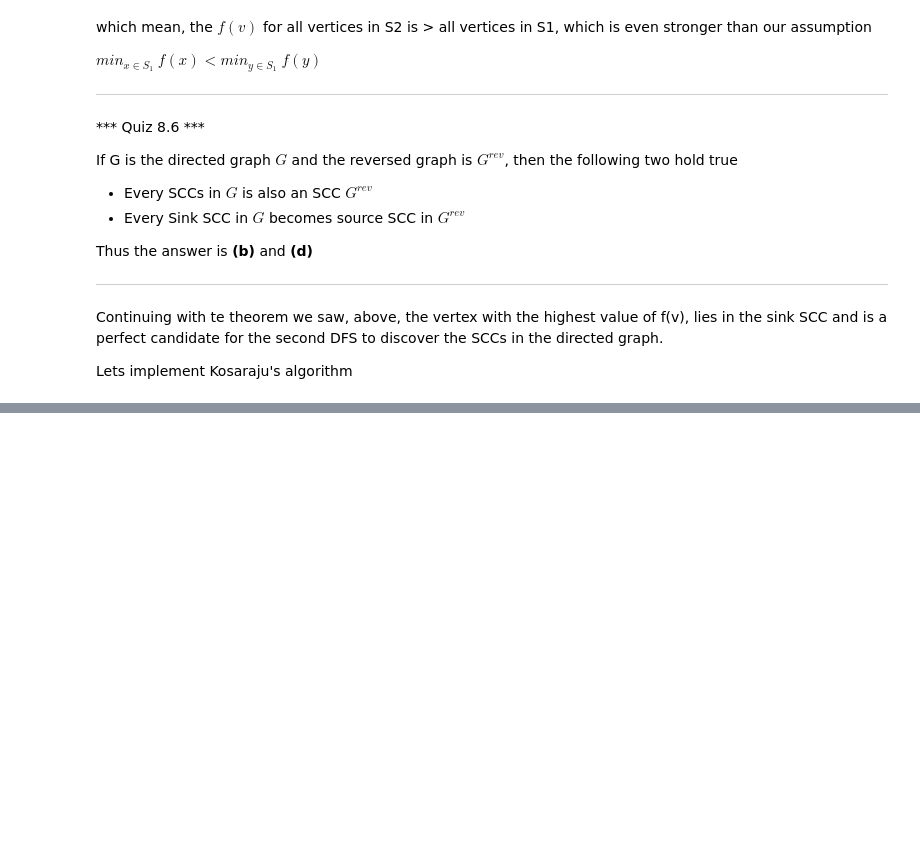
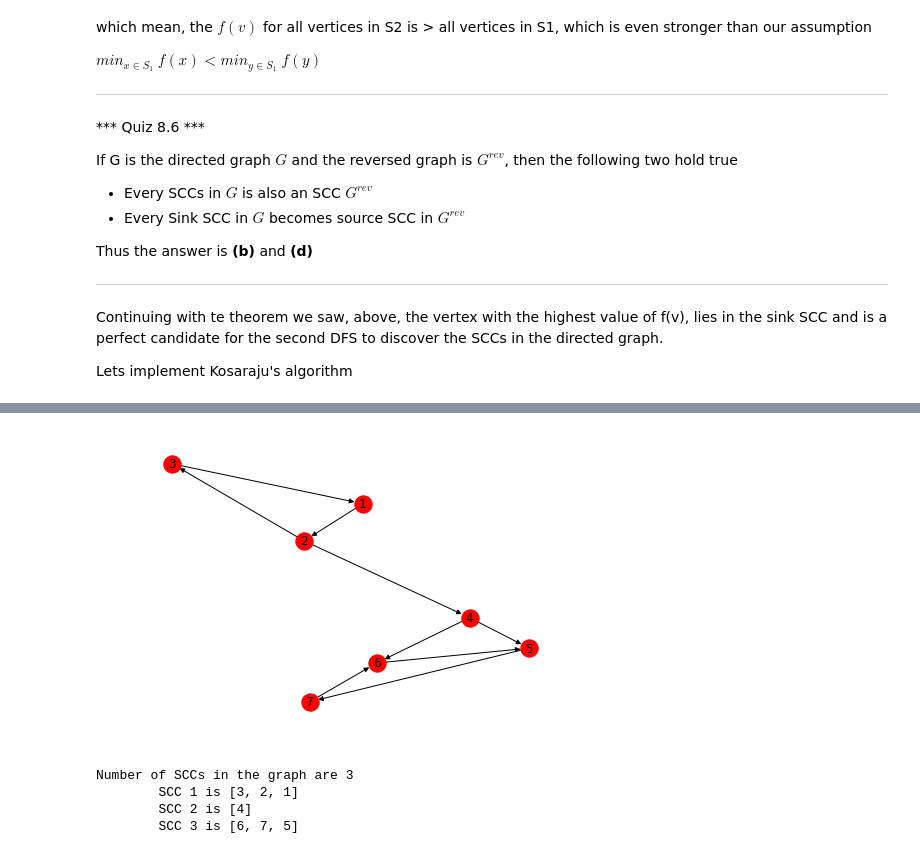
Before and after one commit to amolnayak311/algorithms-illuminated, a Jupyter notebook: Part 2, Graph Algorithms and Data Structures/8. Graph Search and Its Applications.ipynb, the cells around one changed output, grey strips where cells are left out. Cells and saved outputs as stored; diff of their text form; code cells hidden in the pictures; blank space fills up the shorter version.

Commit message:
Added basic Kosaraju algorithm implementation

```diff
--- a/Part 2, Graph Algorithms and Data Structures/8. Graph Search and Its Applications.ipynb
+++ b/Part 2, Graph Algorithms and Data Structures/8. Graph Search and Its Applications.ipynb
@@ -499,0 +470,79 @@ kosarajuSCC(G)
+# %%
+def kosarajuSCC(g):
+    #g is a Directed Graph
+    #Returning a graph only for plotting
+    def reverse():
+        adj_list = [(k, [t for t in v]) for k, v in g.adjacency()]
+        #TODO: If performance is a problem prepare adj list without creating the rev DiGraph
+        rev = nx.DiGraph()
+        rev.add_edges_from([(e, s) for s, t in adj_list for e in t])
+        return rev, {k: [t for t in v] for k, v in rev.adjacency()}
+
+    #1. Reverse the graph
+    rev, rev_adj_list = reverse()
+
+    numVertices = len(rev.nodes)
+    curr = numVertices
+    visited = set()
+
+    def topo(rev_adj_list, start_idx, f):
+        nonlocal curr
+        if start_idx in visited:
+            return
+        else:
+            visited.add(start_idx)
+            for n in rev_adj_list[start_idx]:
+                topo(rev_adj_list, n, f)
+
+            f[start_idx] = curr
+            curr -= 1
+
+
+    #2. Invoke TopoSort on the reversed graph giving each vertex a rank, f(v).
+    f = [0] * (numVertices + 1)
+    for i in range(1, numVertices + 1):
+        if f[i] == 0:
+            topo(rev_adj_list, i, f)
+
+
+    #3. Sort by reverse order of f value and invoke DFS starting from that vertex.
+    order = { i : f[i] for i in range(1, numVertices + 1)}
+
+    visited = set()
+
+    def dfs(adj_list, start, scc_elems):
+        if start in visited:
+            return
+        else:
+            visited.add(start)
+            scc_elems.append(start)
+            for n in adj_list[start]:
+                dfs(adj_list, n, scc_elems)
+
+    #Reverse and original, both have same SCCs, hence we will use reversed adj list
+    sccs = []
+    for o in reversed(range(1, numVertices + 1)):
+        if order[o] not in visited:
+            scc = []
+            dfs(rev_adj_list, order[o], scc)
+            sccs.append(scc)
+
+    return sccs
+    #nx.draw(rev, with_labels = True)
+    #plt.show()
+
+G = nx.DiGraph()
+G.add_edges_from([(1, 2), (2, 3), (3, 1), (2, 4), (4, 5), (4, 6), (5, 7), (7, 6), (6, 5)])
+nx.draw(G, with_labels = True)
+plt.show()
+
+sccs = kosarajuSCC(G)
+print('Number of SCCs in the graph are', len(sccs))
+for i in range(len(sccs)):
+    print('\tSCC', (i + 1), 'is', sccs[i])
+# %% [output]
+[figure, added]
+Number of SCCs in the graph are 3
+        SCC 1 is [3, 2, 1]
+        SCC 2 is [4]
+        SCC 3 is [6, 7, 5]
```
Also changed, not shown: parts of 3 cells of this notebook.
